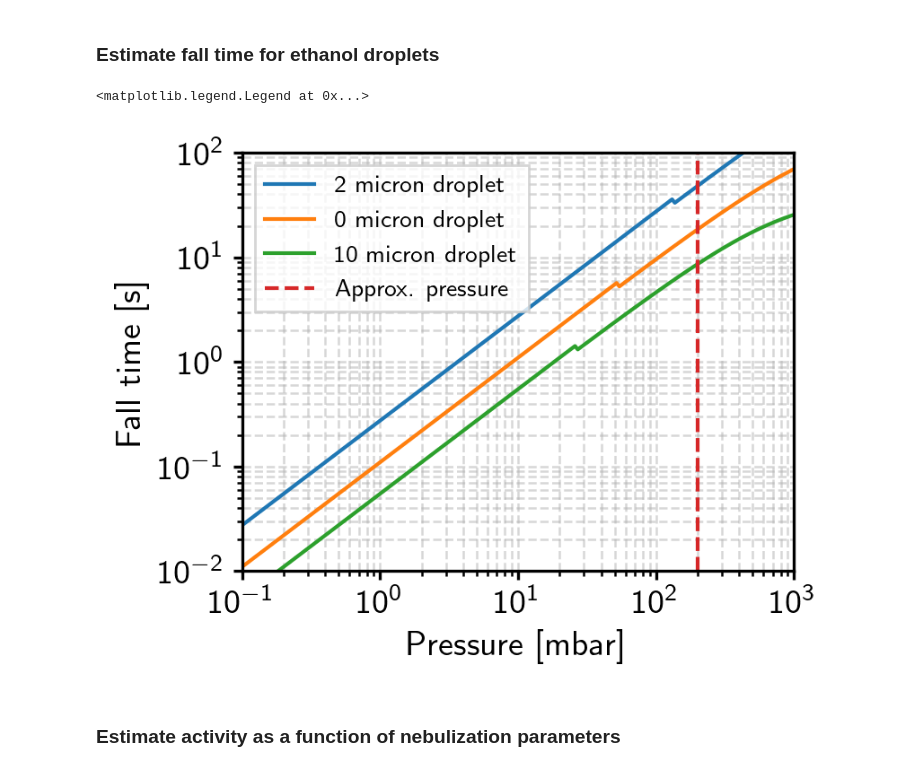
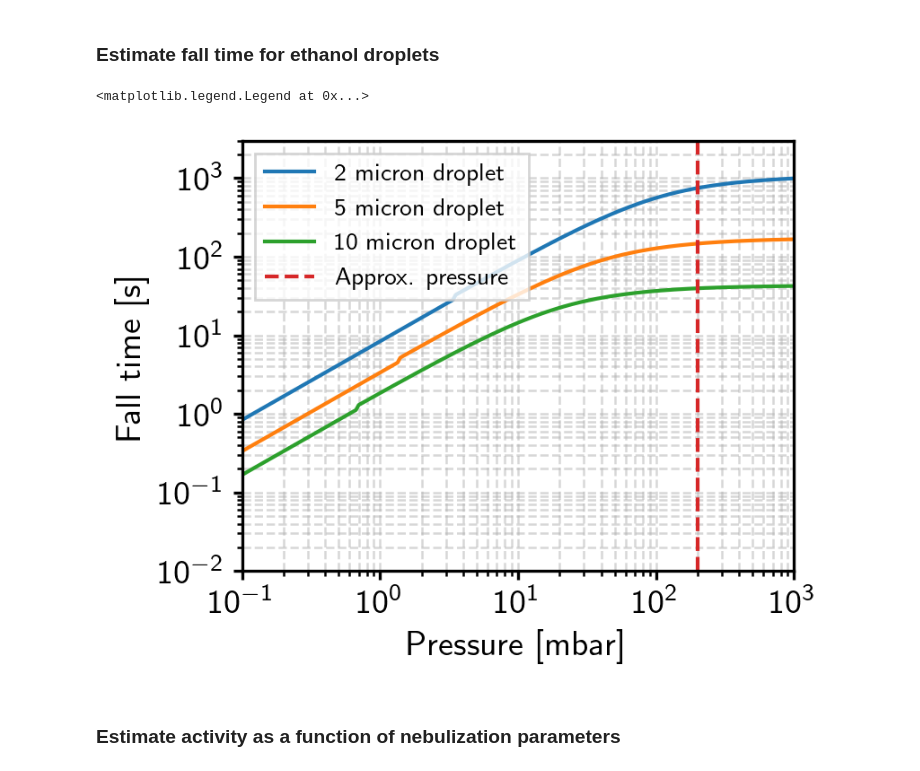
Before and after one commit to clarkehardy/nanospheres, a Jupyter notebook: fluorine18-injection.ipynb, the cells around one changed output. Cells and saved outputs as stored; diff of their text form; code cells hidden in the pictures.

```diff
--- a/fluorine18-injection.ipynb
+++ b/fluorine18-injection.ipynb
@@ -8,14 +8,14 @@ plt.style.use('clarke-default')
 d_ns = 166e-9 # 166 nm, diameter of a nanosphere in meters
 r_ns = d_ns/2. # radius of a nanosphere in meters
 V_ns = (4/3.)*np.pi*r_ns**3
-rho_silica = 2.65 # density of silica, kg/m^3
+rho_silica = 2.65e3 # density of silica, kg/m^3
 m_ns = rho_silica*V_ns # mass of a nanosphere in kg
 
 k_B = 1.38e-23 # Boltzmann constant in J/K
 p_bar = 1e-3#0.2 # pressure in bar
 pa_per_bar = 1e5 # Pascal per bar
 p_pa = p_bar*pa_per_bar
-r_N2 = 70e-12 # radius of an N2 molecule in meters
+d_N2 = 364e-12 # diameter of an N2 molecule in meters
 T = 293. # temperature in K
 
 d_d = 5e-6 # ethanol droplet diameter in meters
@@ -26,16 +26,16 @@ A_2 = 0.4
 A_3 = 0.55
 
 rho_eth = 789 # density of ethanol in kg/m^3
-N_Av = 6.023e23 # Avogadro's number
+N_Av = 6.022e23 # Avogadro's number
 
-M_air = 28.96e-3 # molar mass of air in kg/mol
-rho_g = M_air*p_pa/(k_B*N_Av*T)
+M_N2 = 28.e-3 # molar mass of air in kg/mol
+rho_g = M_N2*p_pa/(k_B*N_Av*T)
 
 mu_air = 18.5e-6 # dynamic viscosity of air in Pa.s
 
 g = 9.80 # gravitational field strength in m/s^2
 
-m_N2 = 28./N_Av
+m_N2 = M_N2/N_Av # mass of an N2 molecule in kg
 delta = 1.2 # usually 1 to 1.4
 cbar = np.sqrt(8*k_B*T/(np.pi*m_N2)) # arithmetic mean speed of the gas species in m/s
 
@@ -45,41 +45,43 @@ H_ch = 0.1 # representative height of the chamber in meters
 # %%
 def t_fall(p, d_d=d_d):
     p = np.array(p)
-    lam_N2 = k_B*T/(p*np.pi*r_N2**2)
+    lam_N2 = k_B*T/(p*np.sqrt(2)*np.pi*d_N2**2)
     Kn = lam_N2/d_d
     v_t = np.zeros(p.shape)
-    rho_g = M_air*p/(k_B*N_Av*T)
+    rho_g = M_N2*p/(k_B*N_Av*T)
+
+    Kn_thresh = 10.
 
     # Stokes drag regime
     C_c = 1 + 2*lam_N2/d_d*(A_1 + A_2*np.exp(-A_3*d_d/lam_N2))
-    v_t[Kn < 10] = (rho_eth - rho_g[Kn < 10])*g*d_d**2/(18*mu_air)*C_c[Kn < 10]
+    v_t[Kn < Kn_thresh] = (rho_eth - rho_g[Kn < Kn_thresh])*g*d_d**2/(18*mu_air)*C_c[Kn < Kn_thresh]
 
     # Epstein drag regime
-    v_t[Kn >= 10] = (rho_eth - rho_g[Kn >= 10])*g*d_d/(2.*delta*rho_g[Kn >= 10]*cbar)
+    v_t[Kn >= Kn_thresh] = (rho_eth - rho_g[Kn >= Kn_thresh])*g*d_d/(2.*delta*rho_g[Kn >= Kn_thresh]*cbar)
 
     return H_ch/v_t
 
 p_plot = np.logspace(-4, 0, 200)*pa_per_bar
 
 fig, ax = plt.subplots(figsize=(4, 3), layout='constrained')
 ax.loglog(p_plot/pa_per_bar*1e3, t_fall(p_plot, d_d=2e-6), label='2 micron droplet')
-ax.loglog(p_plot/pa_per_bar*1e3, t_fall(p_plot), label='{:.0f} micron droplet'.format(d_d))
+ax.loglog(p_plot/pa_per_bar*1e3, t_fall(p_plot), label='{:.0f} micron droplet'.format(d_d*1e6))
 ax.loglog(p_plot/pa_per_bar*1e3, t_fall(p_plot, d_d=1e-5), label='10 micron droplet')
 # ax.axvspan(p_plot[0]/pa_per_bar*1e3, p_plot[np.argmin(np.diff(t_fall(p_plot)))]/pa_per_bar*1e3, \
 #            lw=0, alpha=0.2, color='C1')
 # ax.axvspan(p_plot[np.argmin(np.diff(t_fall(p_plot)))]/pa_per_bar*1e3, p_plot[-1]/pa_per_bar*1e3, \
 #            lw=0, alpha=0.2, color='C2')
 ax.axvline(200, ls='--', color='C3', label='Approx. pressure')
 ax.set_xlabel('Pressure [mbar]')
 ax.set_ylabel('Fall time [s]')
 ax.set_xlim([p_plot[0]/pa_per_bar*1e3, p_plot[-1]/pa_per_bar*1e3])
 # ax.set_yticks(np.logspace(-4, 2, 7))
-ax.set_ylim([1e-2, 1e2])
+ax.set_ylim([1e-2, 3e3])
 ax.grid(which='both')
 ax.legend(loc='upper left')
 # %% [output]
 <matplotlib.legend.Legend at 0x...>
-[figure, old version]
+[figure, new version]
 # %% [markdown]
 ### Estimate activity as a function of nebulization parameters
 # %%
```
Also changed, not shown: parts of 1 cell of this notebook.
